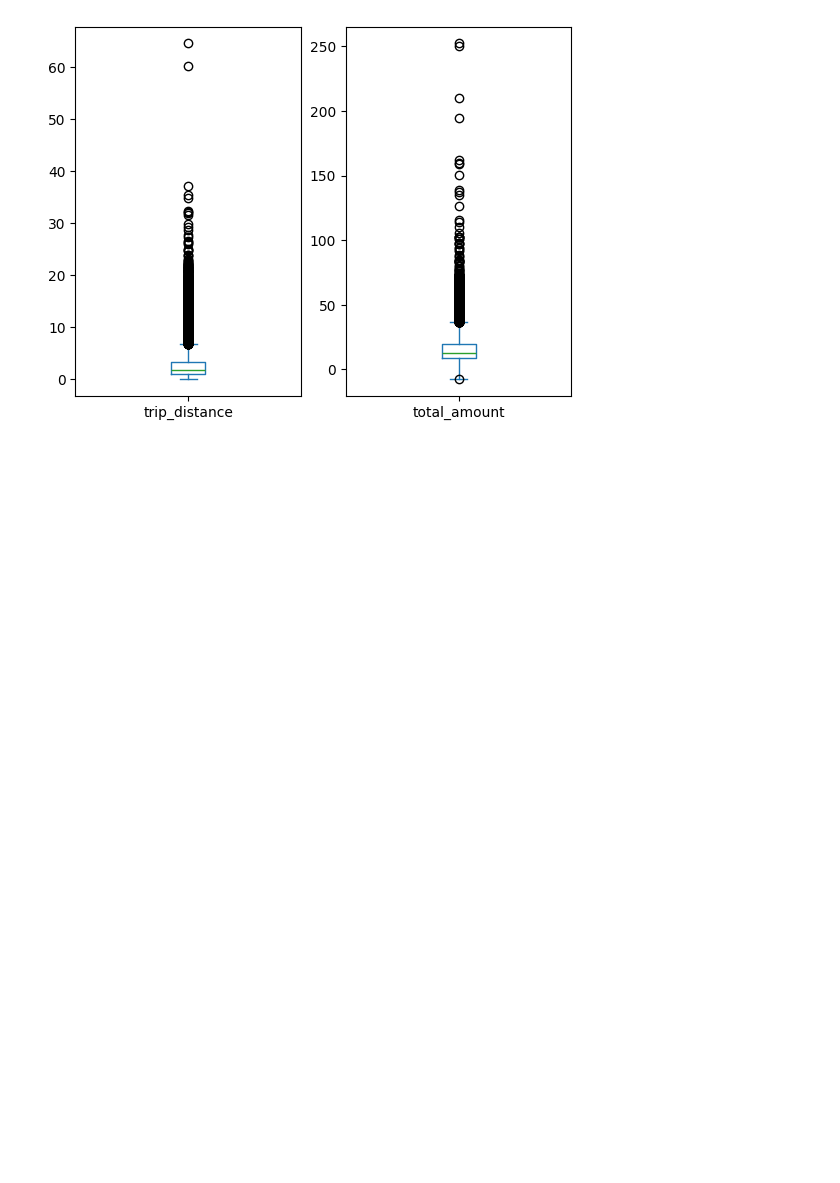
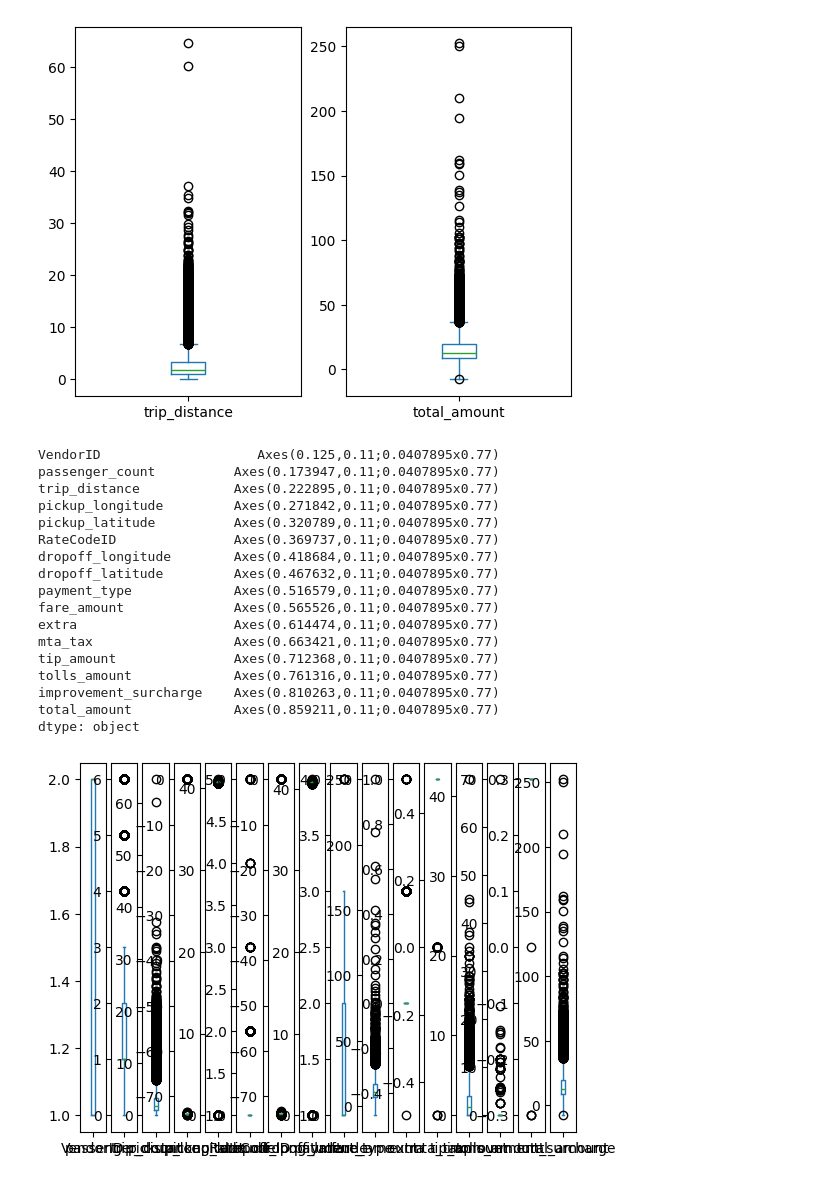
Before and after one commit to reuven/apple-2025-01Jan-plotting, a Jupyter notebook: Apple 2025-01Jan-09.ipynb, the cells around one changed output. Saved outputs shown, nothing was run; the diff lists cells and outputs as text; code cells hidden in the pictures; blank space fills up the shorter version.

```diff
--- a/Apple 2025-01Jan-09.ipynb
+++ b/Apple 2025-01Jan-09.ipynb
@@ -604,3 +604,24 @@ trip_distance       Axes(0.125,0.11;0.352273x0.77)
 total_amount     Axes(0.547727,0.11;0.352273x0.77)
 dtype: object
 [figure]
+# %%
+df.plot.box(subplots=True)
+# %% [output]
+VendorID                    Axes(0.125,0.11;0.0407895x0.77)
+passenger_count          Axes(0.173947,0.11;0.0407895x0.77)
+trip_distance            Axes(0.222895,0.11;0.0407895x0.77)
+pickup_longitude         Axes(0.271842,0.11;0.0407895x0.77)
+pickup_latitude          Axes(0.320789,0.11;0.0407895x0.77)
+RateCodeID               Axes(0.369737,0.11;0.0407895x0.77)
+dropoff_longitude        Axes(0.418684,0.11;0.0407895x0.77)
+dropoff_latitude         Axes(0.467632,0.11;0.0407895x0.77)
+payment_type             Axes(0.516579,0.11;0.0407895x0.77)
+fare_amount              Axes(0.565526,0.11;0.0407895x0.77)
+extra                    Axes(0.614474,0.11;0.0407895x0.77)
+mta_tax                  Axes(0.663421,0.11;0.0407895x0.77)
+tip_amount               Axes(0.712368,0.11;0.0407895x0.77)
+tolls_amount             Axes(0.761316,0.11;0.0407895x0.77)
+improvement_surcharge    Axes(0.810263,0.11;0.0407895x0.77)
+total_amount             Axes(0.859211,0.11;0.0407895x0.77)
+dtype: object
+[figure, added]
```
Also changed, not shown: parts of 1 cell of this notebook.
